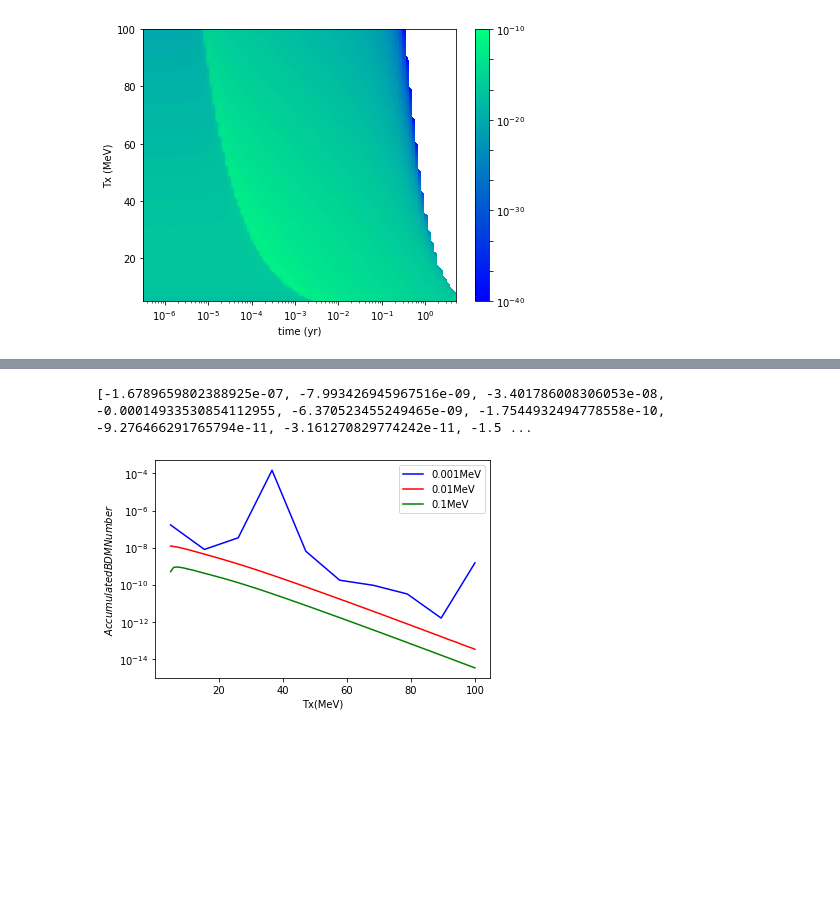
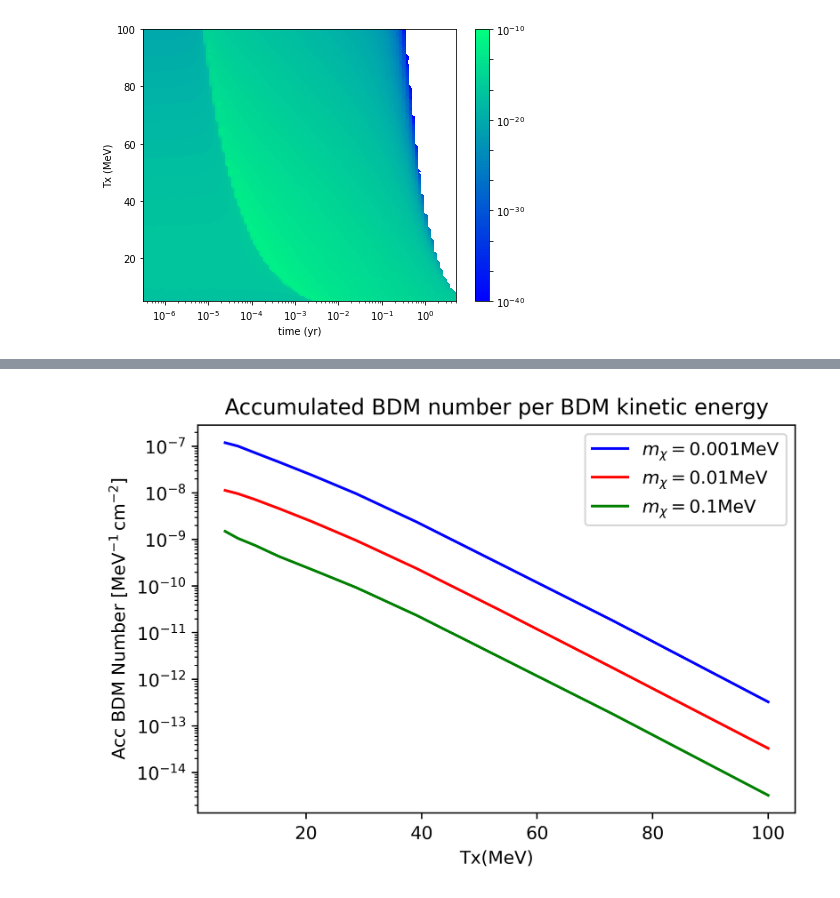
Before and after one commit to CrazyAncestor/DM_Neutrino_Flux, a Jupyter notebook: BDM_Flux_Vegas_Newest.ipynb, the cells around one changed output, grey strips where cells are left out. Saved outputs shown, nothing was run; the diff lists cells and outputs as text; code cells hidden in the pictures; blank space fills up the shorter version.

```diff
--- a/BDM_Flux_Vegas_Newest.ipynb
+++ b/BDM_Flux_Vegas_Newest.ipynb
@@ -733,4 +524,5 @@ plt.show()
 # %%
+# 2D (Energy and Time) BDM flux plot
 # All in MeV
 mx1 = 0.001
 mx2 = 0.01
@@ -748,15 +540,6 @@ flux=[]
 for i in range(len(x)):
   temp = []
   for j in range(len(x[0])):
-    temp.append(bdmflux_vegas(x[i][j]*yr,y[i][j],mx1,r_cut=1e-3))
+    temp.append(bdmflux_vegas(x[i][j]*yr,y[i][j],mx1,r_cut=1e-3,eval_num=100))
   flux.append(temp)
 flux = np.array(flux)
-
-
-"""fluxmx2_20=[]
-for y in yrls:
-    fluxmx2_20.append(bdmflux_vegas(y*yr,Tx,mx2))
-
-fluxmx3_20=[]
-for y in yrls:
-    fluxmx3_20.append(bdmflux_vegas(y*yr,Tx,mx3))"""
@@ -1026,14 +621,17 @@ def Accumulated_bdmnumber_dbl_vegas(Tx,mx,tau=10,sigxv=1e-45,Lv=Lv,R=50.,r_cut=1
 # %%
-Accumulated_BDMflux_DBL_mx1 = []
+Accumulated_BDMflux_mx1 = []
+Accumulated_BDMflux_mx2 = []
+Accumulated_BDMflux_mx3 = []
 
-
-Tx1=np.linspace(5,100,10)
+Tx=np.logspace(np.log10(6),np.log10(100),10)
 mx1 = 1e-3
 mx2 = 1e-2
 mx3 = 1e-1
 
 
-for i in range(len(Tx1)):
-  Accumulated_BDMflux_DBL_mx1.append(Accumulated_bdmnumber_dbl_vegas(Tx1[i],mx1,r_cut=1e-3))
+for i in range(len(Tx)):
+  Accumulated_BDMflux_mx1.append(Accumulated_bdmnumber_vegas(Tx[i],mx1,r_cut=1e-3,vega=True))
+  Accumulated_BDMflux_mx2.append(Accumulated_bdmnumber_vegas(Tx[i],mx2,r_cut=1e-3,vega=True))
+  Accumulated_BDMflux_mx3.append(Accumulated_bdmnumber_vegas(Tx[i],mx3,r_cut=1e-3,vega=True,eval_num=1000))
   print(i)
 # %% [output]
@@ -1041,24 +648,15 @@ KeyboardInterrupt: ignored
-# %%
-print(Accumulated_BDMflux_DBL_mx1)
-Accumulated_BDMflux_DBL_mx1 = np.array(Accumulated_BDMflux_DBL_mx1)
-Accumulated_BDMflux_DBL_mx1 = np.abs(Accumulated_BDMflux_DBL_mx1)
-# %% [output]
-[-1.6789659802388925e-07, -7.993426945967516e-09, -3.401786008306053e-08, -0.00014933530854112955, -6.370523455249465e-09, -1.7544932494778558e-10, -9.276466291765794e-11, -3.161270829774242e-11, -1.5 ...
 # %%
-Accumulated_BDMflux_DBL_mx1Tx=np.linspace(5,100,100)
-Accumulated_BDMflux_mx2 = get_data('accbdm_mx2.txt')
-Accumulated_BDMflux_mx3 = get_data('accbdm_mx3.txt')
-plt.plot(Tx1,Accumulated_BDMflux_DBL_mx1,color='blue',label=str(mx1)+'MeV')
-plt.plot(Tx,Accumulated_BDMflux_mx2,color='red',label=str(mx2)+'MeV')
-plt.plot(Tx,Accumulated_BDMflux_mx3,color='green',label=str(mx3)+'MeV')
+plt.figure(dpi=400)
+plt.plot(Tx,Accumulated_BDMflux_mx1,color='blue',label=r'$m_\chi=$'+str(mx1)+'MeV')
+plt.plot(Tx,Accumulated_BDMflux_mx2,color='red',label=r'$m_\chi=$'+str(mx2)+'MeV')
+plt.plot(Tx,Accumulated_BDMflux_mx3,color='green',label=r'$m_\chi=$'+str(mx3)+'MeV')
 
-#plt.xscale('log')
 plt.yscale('log')
 plt.legend(loc='best')
-#plt.title(r'$m_\chi =$'+str(mx)+' MeV')
-#plt.ylim(1e-19,1e-7)
+plt.title(r'Accumulated BDM number per BDM kinetic energy')
+
 plt.xlabel('Tx(MeV)')
-plt.ylabel(r'$Accumulated BDM Number$')
+plt.ylabel(r'Acc BDM Number '+r'$[{\rm MeV^{-1}\,cm^{-2}}]$')
 plt.show()
 # %% [output]
-[figure, old version]
+[figure, new version]
```
Also changed, not shown: parts of 30 cells of this notebook.
